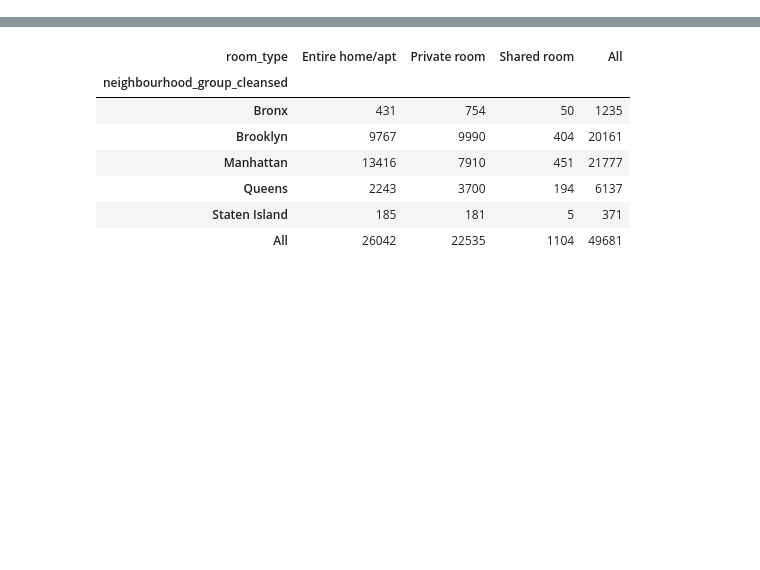
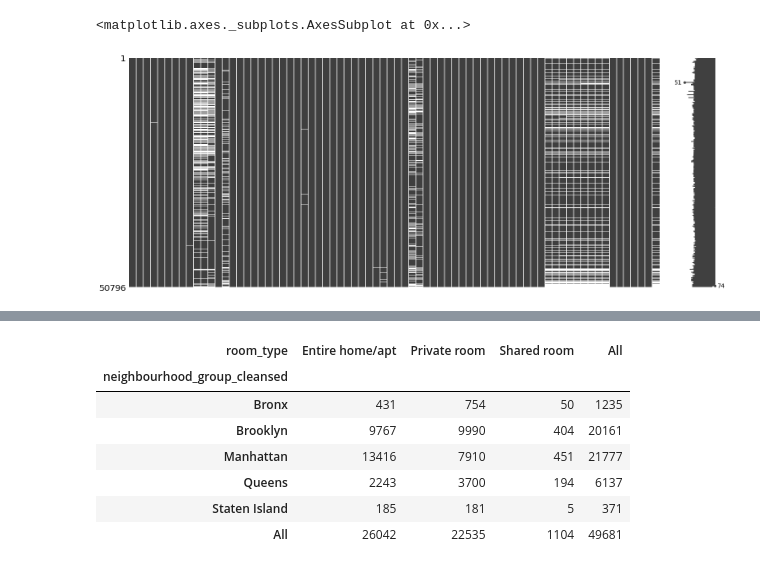
Before and after one commit to dcollaguazo/Airbnb-Price-Prediction, a Jupyter notebook: variable_exploration/jas/jas_exploration.ipynb, the cells around one changed output, grey strips where cells are left out. Saved outputs shown, nothing was run; the diff lists cells and outputs as text; code cells hidden in the pictures; blank space fills up the shorter version.

```diff
--- a/variable_exploration/jas/jas_exploration.ipynb
+++ b/variable_exploration/jas/jas_exploration.ipynb
@@ -22,0 +130,5 @@ df.drop(columns=['listing_url','name','host_name','host_url','host_url', 'host_s
+# %%
+missingno.matrix(df)
+# %% [output]
+<matplotlib.axes._subplots.AxesSubplot at 0x...>
+[figure, added]
```
Also changed, not shown: parts of 14 cells of this notebook.
